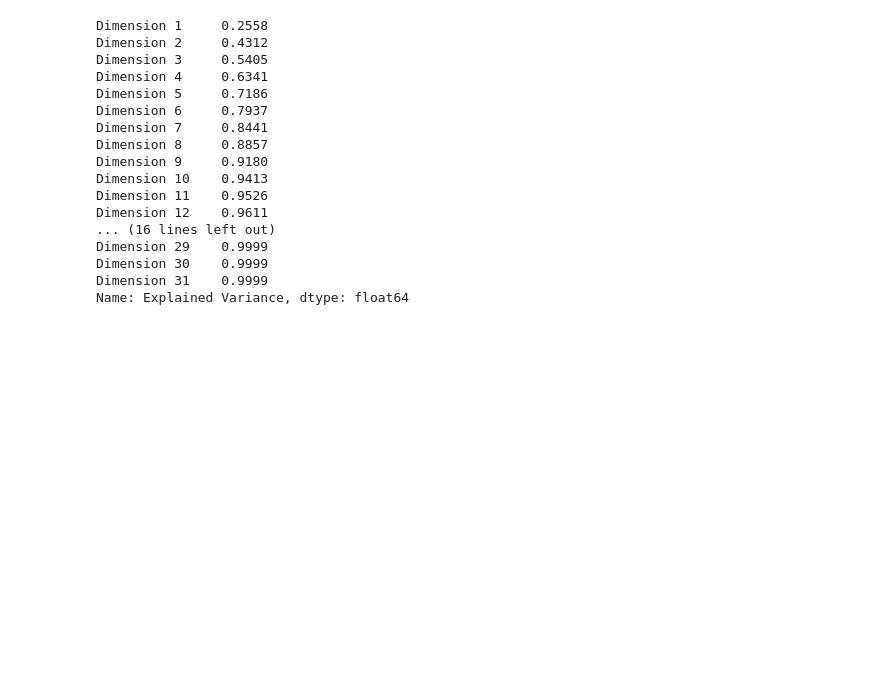
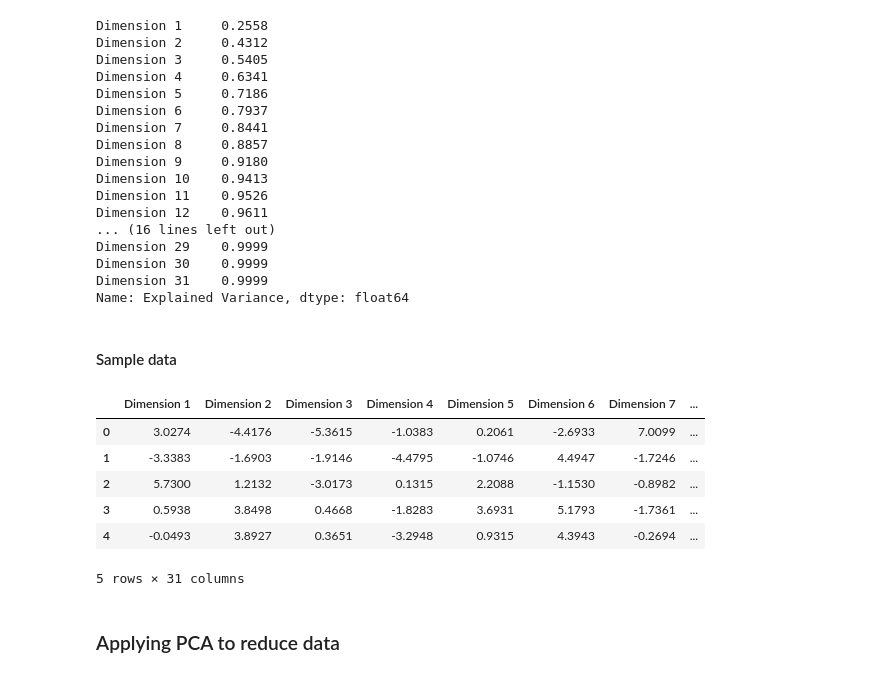
Before and after one commit to ArshadKhurshid/US-Census-Demographic, a Jupyter notebook: USCensusDemographic.ipynb, the cells around one changed output. Cells and saved outputs as stored; diff of their text form; code cells hidden in the pictures; blank space fills up the shorter version.

Commit message:
chore: Add reduce data

```diff
--- a/USCensusDemographic.ipynb
+++ b/USCensusDemographic.ipynb
@@ -396,3 +396,20 @@ Dimension 29    0.9999
 Dimension 30    0.9999
 Dimension 31    0.9999
 Name: Explained Variance, dtype: float64
+# %% [markdown]
+#### Sample data
+# %%
+pca_samples = pca.transform(samples)
+# %%
+# Display sample log-data after having a PCA transformation applied
+display(pd.DataFrame(np.round(pca_samples, 4), columns = components.index.values))
+# %% [output]
+|  | Dimension 1 | Dimension 2 | Dimension 3 | Dimension 4 | Dimension 5 | Dimension 6 | Dimension 7 | ... |
+| 0 | 3.0274 | -4.4176 | -5.3615 | -1.0383 | 0.2061 | -2.6933 | 7.0099 | ... |
+| 1 | -3.3383 | -1.6903 | -1.9146 | -4.4795 | -1.0746 | 4.4947 | -1.7246 | ... |
+| 2 | 5.7300 | 1.2132 | -3.0173 | 0.1315 | 2.2088 | -1.1530 | -0.8982 | ... |
+| 3 | 0.5938 | 3.8498 | 0.4668 | -1.8283 | 3.6931 | 5.1793 | -1.7361 | ... |
+| 4 | -0.0493 | 3.8927 | 0.3651 | -3.2948 | 0.9315 | 4.3943 | -0.2694 | ... |
+5 rows × 31 columns
+# %% [markdown]
+### Applying PCA to reduce data
```
Also changed, not shown: parts of 6 cells of this notebook.
